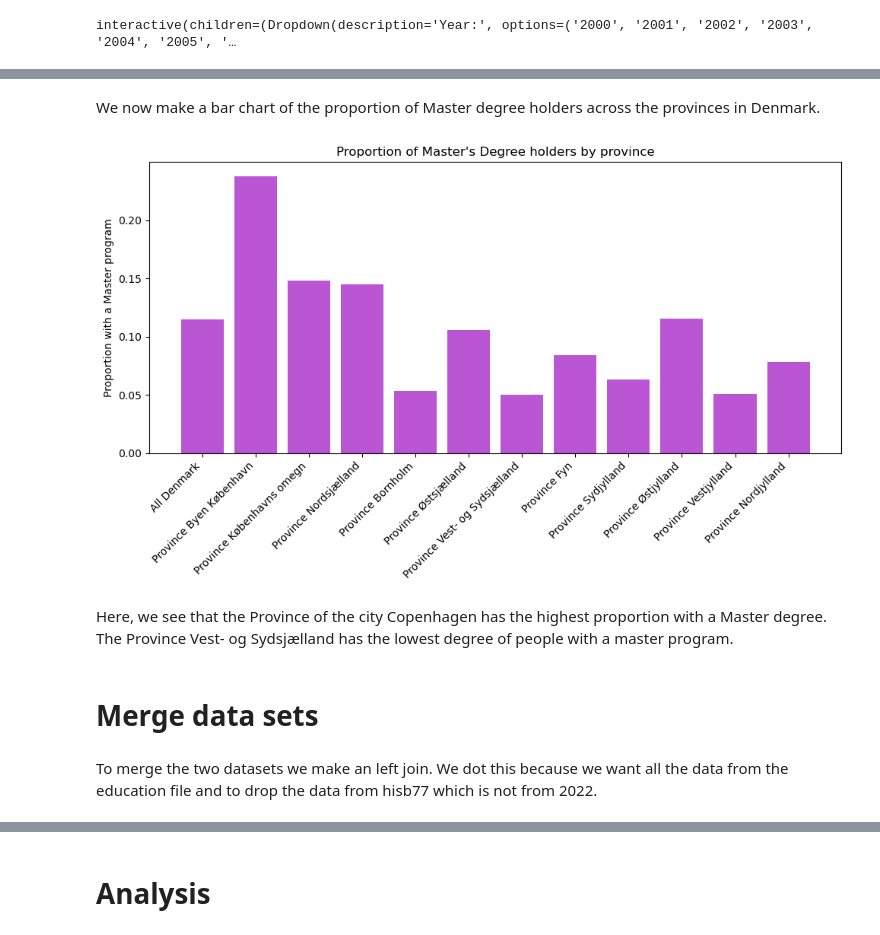
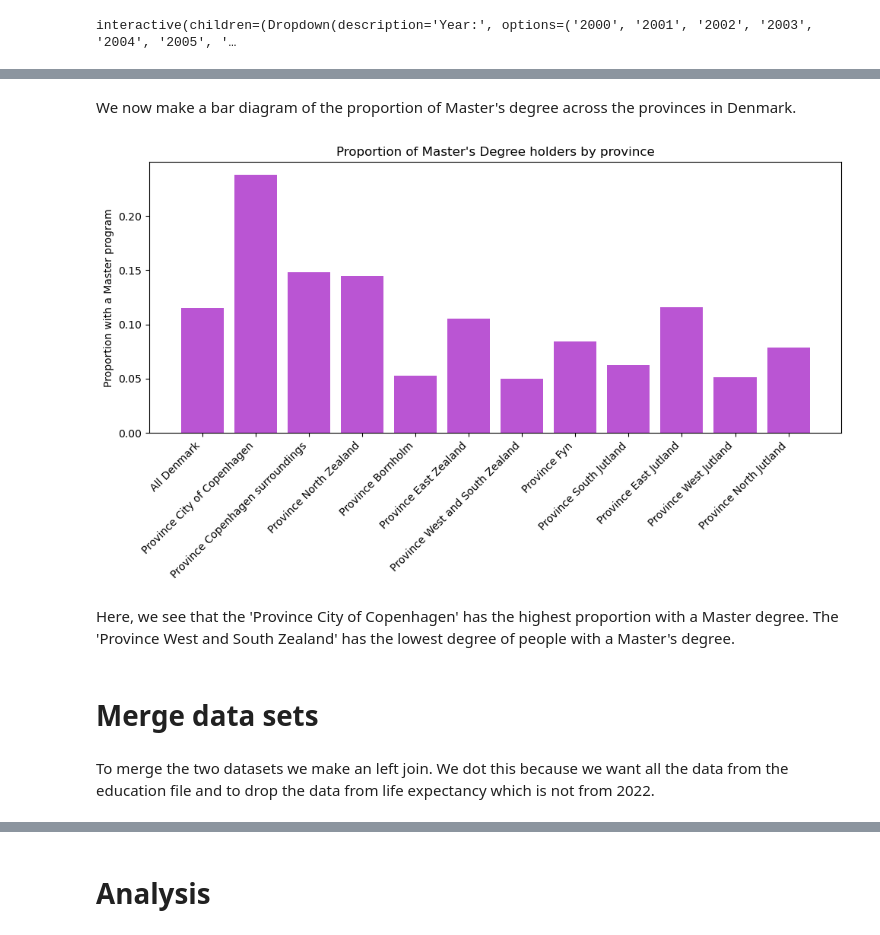
Before and after one commit to NumEconCopenhagen/projects-2024-sarah-og-pernille, a Jupyter notebook: dataproject/dataproject.ipynb, the cells around one changed output, grey strips where cells are left out. Cells and saved outputs as stored; diff of their text form; code cells hidden in the pictures.

```diff
--- a/dataproject/dataproject.ipynb
+++ b/dataproject/dataproject.ipynb
@@ -78,0 +65,23 @@ hisb77.head(5)
+# %%
+#Now we rename the variables.
+hisb77.rename(columns = {'OMRÅDE':'Province', 'KØN':"Gender", 'TID':'year', 'INDHOLD':'Life expectancy'}, inplace=True)
+
+# We are making a dictionary with the English names for the provinces
+new_province_names = {
+    'Province Byen København': 'Province City of Copenhagen',
+    'Province Københavns omegn': 'Province Copenhagen surroundings',
+    'Province Nordsjælland': 'Province North Zealand',
+    'Province Bornholm': 'Province Bornholm',
+    'Province Østsjælland': 'Province East Zealand',
+    'Province Vest- og Sydsjælland': 'Province West and South Zealand',
+    'Province Fyn': 'Province Fyn',
+    'Province Sydjylland': 'Province South Jutland',
+    'Province Østjylland': 'Province East Jutland',
+    'Province Vestjylland': 'Province West Jutland',
+    'Province Nordjylland': 'Province North Jutland'
+}
+
+hisb77['Province'].replace(new_province_names, inplace=True)
+
+
+display(hisb77)
@@ -220,7 +243,11 @@ display(education)
 | 10 | Province Vestjylland | 289325.0 | 14772.0 | 0.051057 |
 | 11 | Province Nordjylland | 405283.0 | 31782.0 | 0.078419 |
 # %%
-#Now we rename the variables.
-education.rename(columns = {'Unnamed: 1':'Province', 'Total':"Total education", 'H70 Masters programs':'Masters programs', 'Proportion':'Proportion with a Master program'}, inplace=True)
+#Now we rename the variables in the columns.
+education.rename(columns = {'Unnamed: 1':'Province', 'Total':"Total education", 'H70 Masters programs':'Master´s degree', 'Proportion':'Proportion with a Master´s degree'}, inplace=True)
+
+#We use the dictionary we made earlier to remane the provinces
+education['Province'].replace(new_province_names, inplace=True)
+
 display(education)
 # %% [output]
@@ -322,22 +353,22 @@ Explain what you see when moving elements of the interactive plot around. !!!!!!
 # %% [markdown]
-We now make a bar chart of the proportion of Master degree holders across the provinces in Denmark.
+We now make a bar diagram of the proportion of Master's degree across the provinces in Denmark.
 # %%
-# Plot
+# Plot of the bar diagram
 plt.figure(figsize=(10, 6))
-plt.bar(education['Province'], education['Proportion with a Master program'], color='mediumorchid')
+plt.bar(education['Province'], education['Proportion with a Master´s degree'], color='mediumorchid')
 plt.ylabel('Proportion with a Master program')
 plt.title('Proportion of Master\'s Degree holders by province')
 plt.xticks(rotation=45, ha='right')
 plt.tight_layout()
 plt.show()
 # %% [output]
-[figure, old version]
+[figure, new version]
 # %% [markdown]
-Here, we see that the Province of the city Copenhagen has the highest proportion with a Master degree. The Province Vest- og Sydsjælland has the lowest degree of people with a master program.
+Here, we see that the 'Province City of Copenhagen' has the highest proportion with a Master degree. The 'Province West and South Zealand' has the lowest degree of people with a Master's degree.
 # %% [markdown]
 # Merge data sets
 # %% [markdown]
-To merge the two datasets we make an left join. We dot this because we want all the data from the education file and to drop the data from hisb77 which is not from 2022.
+To merge the two datasets we make an left join. We dot this because we want all the data from the education file and to drop the data from life expectancy which is not from 2022.
 # %%
 # Convert the 'Year' column to the same data type in the education DataFrame
 education['Year'] = education['Year'].astype(str)
```
Also changed, not shown: parts of 31 cells of this notebook, 1 other file.
